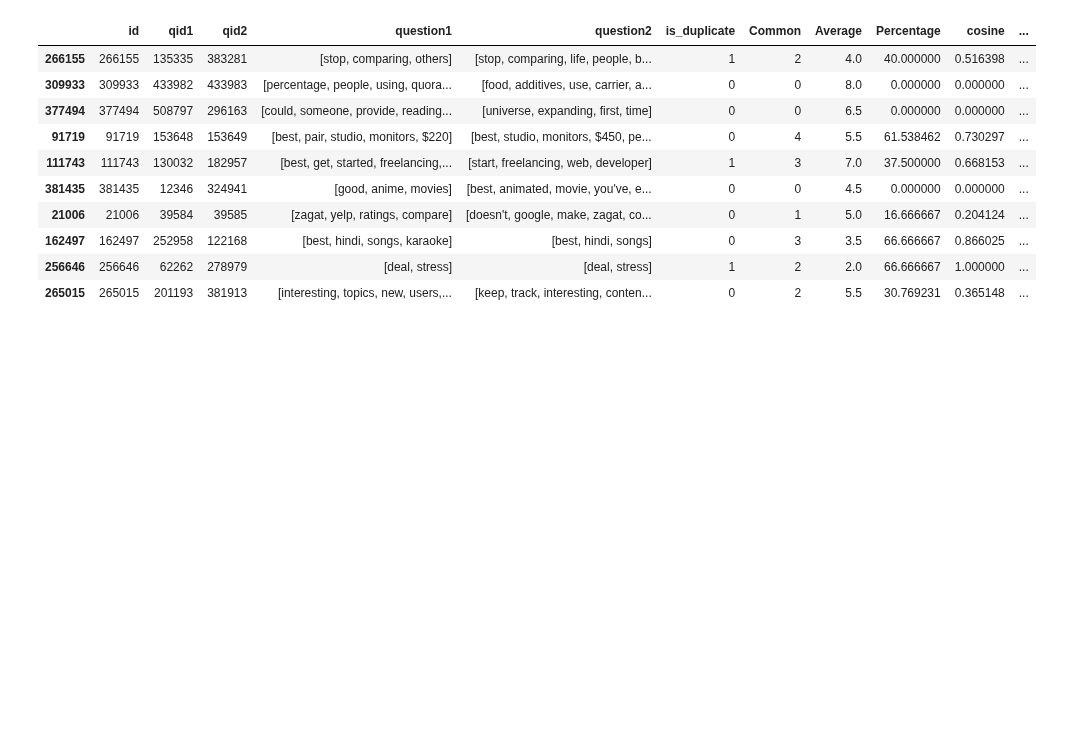
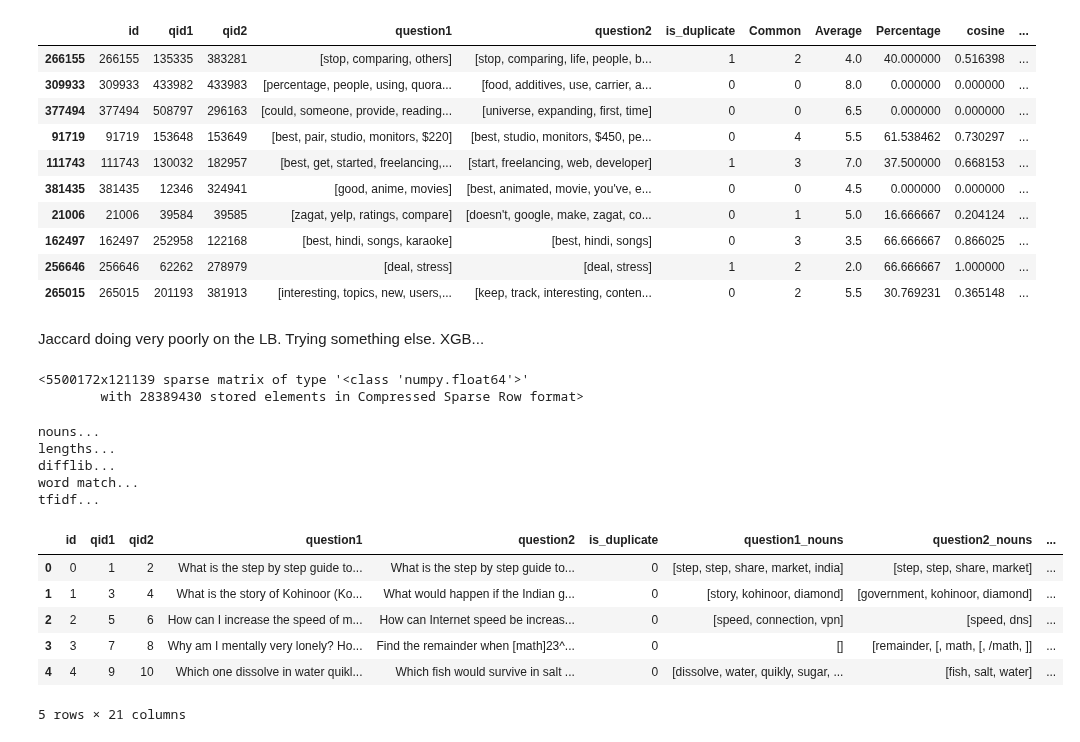
Before and after one commit to sominw/Kaggle, a Jupyter notebook: Quora Challenge/start.ipynb, the cells around one changed output. Drawn from its saved outputs; the diff is of its cells as text; code cells hidden in the pictures; blank space fills up the shorter version.

```diff
--- a/Quora Challenge/start.ipynb
+++ b/Quora Challenge/start.ipynb
@@ -188,3 +188,75 @@ df4 = pd.DataFrame({'test_id' : range(0,2345796)})
 df4['is_duplicate']=pd.Series(data_test['Jaccard'])
 df4.fillna(0, inplace = True)
 df4.to_csv('base_submission.csv', index=False)
+# %% [markdown]
+Jaccard doing very poorly on the LB. Trying something else. XGB...
+# %%
+tfidf = TfidfVectorizer(stop_words='english',ngram_range=(1, 1))
+# %%
+tfidf_txt = pd.Series(data['question1'].tolist() + data['question2'].tolist() + data_test['question1'].tolist() + data_test['question2'].tolist()).astype(str)
+tfidf.fit_transform(tfidf_txt)
+# %% [output]
+<5500172x121139 sparse matrix of type '<class 'numpy.float64'>'
+        with 28389430 stored elements in Compressed Sparse Row format>
+# %%
+def diff_ratios(st1, st2):
+    seq = difflib.SequenceMatcher()
+    seq.set_seqs(str(st1).lower(), str(st2).lower())
+    return seq.ratio()
+
+def word_match_share(row):
+    q1words = {}
+    q2words = {}
+    for word in str(row['question1']).lower().split():
+        if word not in stop:
+            q1words[word] = 1
+    for word in str(row['question2']).lower().split():
+        if word not in stop:
+            q2words[word] = 1
+    if len(q1words) == 0 or len(q2words) == 0:
+        return 0
+    shared_words_in_q1 = [w for w in q1words.keys() if w in q2words]
+    shared_words_in_q2 = [w for w in q2words.keys() if w in q1words]
+    R = (len(shared_words_in_q1) + len(shared_words_in_q2))/(len(q1words) + len(q2words))
+    return R
+
+def get_features(df_features):
+    print('nouns...')
+    df_features['question1_nouns'] = df_features.question1.map(lambda x: [w for w, t in nltk.pos_tag(nltk.word_tokenize(str(x).lower())) if t[:1] in ['N']])
+    df_features['question2_nouns'] = df_features.question2.map(lambda x: [w for w, t in nltk.pos_tag(nltk.word_tokenize(str(x).lower())) if t[:1] in ['N']])
+    df_features['z_noun_match'] = df_features.apply(lambda r: sum([1 for w in r.question1_nouns if w in r.question2_nouns]), axis=1)  #takes long
+    print('lengths...')
+    df_features['z_len1'] = df_features.question1.map(lambda x: len(str(x)))
+    df_features['z_len2'] = df_features.question2.map(lambda x: len(str(x)))
+    df_features['z_word_len1'] = df_features.question1.map(lambda x: len(str(x).split()))
+    df_features['z_word_len2'] = df_features.question2.map(lambda x: len(str(x).split()))
+    print('difflib...')
+    df_features['z_match_ratio'] = df_features.apply(lambda r: diff_ratios(r.question1, r.question2), axis=1)  #takes long
+    print('word match...')
+    df_features['z_word_match'] = df_features.apply(word_match_share, axis=1, raw=True)
+    print('tfidf...')
+    df_features['z_tfidf_sum1'] = df_features.question1.map(lambda x: np.sum(tfidf.transform([str(x)]).data))
+    df_features['z_tfidf_sum2'] = df_features.question2.map(lambda x: np.sum(tfidf.transform([str(x)]).data))
+    df_features['z_tfidf_mean1'] = df_features.question1.map(lambda x: np.mean(tfidf.transform([str(x)]).data))
+    df_features['z_tfidf_mean2'] = df_features.question2.map(lambda x: np.mean(tfidf.transform([str(x)]).data))
+    df_features['z_tfidf_len1'] = df_features.question1.map(lambda x: len(tfidf.transform([str(x)]).data))
+    df_features['z_tfidf_len2'] = df_features.question2.map(lambda x: len(tfidf.transform([str(x)]).data))
+    return df_features.fillna(0.0)
+
+data = get_features(data)
+# %% [output]
+nouns...
+lengths...
+difflib...
+word match...
+tfidf...
+# %%
+data.head()
+# %% [output]
+|  | id | qid1 | qid2 | question1 | question2 | is_duplicate | question1_nouns | question2_nouns | ... |
+| 0 | 0 | 1 | 2 | What is the step by step guide to... | What is the step by step guide to... | 0 | [step, step, share, market, india] | [step, step, share, market] | ... |
+| 1 | 1 | 3 | 4 | What is the story of Kohinoor (Ko... | What would happen if the Indian g... | 0 | [story, kohinoor, diamond] | [government, kohinoor, diamond] | ... |
+| 2 | 2 | 5 | 6 | How can I increase the speed of m... | How can Internet speed be increas... | 0 | [speed, connection, vpn] | [speed, dns] | ... |
+| 3 | 3 | 7 | 8 | Why am I mentally very lonely? Ho... | Find the remainder when [math]23^... | 0 | [] | [remainder, [, math, [, /math, ]] | ... |
+| 4 | 4 | 9 | 10 | Which one dissolve in water quikl... | Which fish would survive in salt ... | 0 | [dissolve, water, quikly, sugar, ... | [fish, salt, water] | ... |
+5 rows × 21 columns
```
Also changed, not shown: parts of 7 cells of this notebook.
